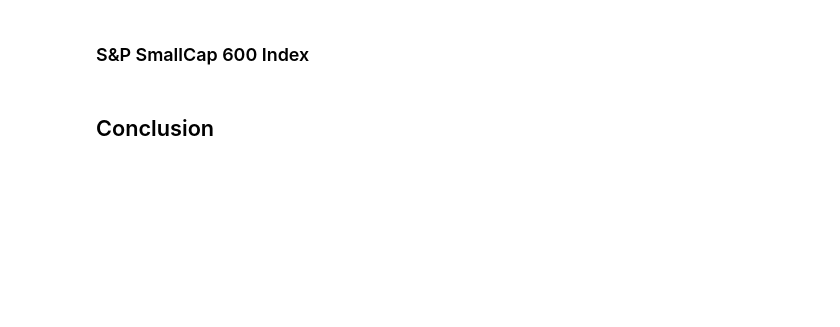
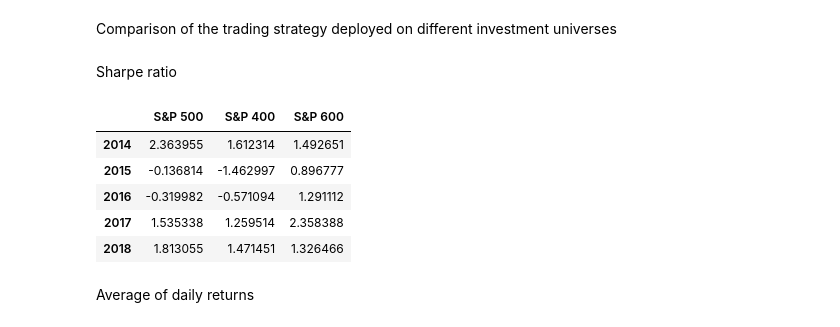
Before and after one commit to DinodC/backtesting-mean-reverting-strategy, a Jupyter notebook: 03_backtesting_trading_strategy.ipynb, the cells around one changed output. Cells and saved outputs as stored; diff of their text form; code cells hidden in the pictures; blank space fills up the shorter version.

```diff
--- a/03_backtesting_trading_strategy.ipynb
+++ b/03_backtesting_trading_strategy.ipynb
@@ -182,0 +34,2 @@ Determine period of observation
+# %%
+id = ['sp500', 'sp400', 'sp600']
@@ -182,0 +38,4 @@ Determine period of observation
+# %%
+input_file = {'sp500': 'sp500_data.pickle',
+              'sp400': 'sp400_data.pickle',
+              'sp600': 'sp600_data.pickle'}
@@ -195,15 +157,28 @@ Calculate performance measure
 # %%
-for i in range(len(period) - 1):
+for i in id:
 
-    # Period of observation
-    start = period[i]
-    end = period[i + 1]
+    # Initialize performance measures
+    avg_returns = []
+    std_returns = []
+    sharpe = []
 
-    # Average daily returns
-    average_returns.append(pnl_net[start:end].mean())
+    # Calculate performance measures
+    for j in range(len(period) - 1):
+        # Period of observation
+        start = period[j]
+        end = period[j + 1]
 
-    # Standard deviation of daily returns
-    std_returns.append(pnl_net[start:end].std())
+        # Calculate average daily returns
+        avg_returns.append(sp_pnl_net[i][start:end].mean())
 
-    # Sharpe ratio
-    sharpe.append(np.sqrt(252) * average_returns[i] / std_returns[i])
+        # Calculate standard deviation of daily returns
+        std_returns.append(sp_pnl_net[i][start:end].std())
+
+        # Calculate Sharpe ratio
+        sharpe.append(np.sqrt(252) * avg_returns[j] / std_returns[j])
+
+    # Update performance measures DataFrame
+    sp_performance[i] = pd.DataFrame({'Avg Daily Returns': avg_returns,
+                                      'Std Daily Returns': std_returns,
+                                      'Sharpe Ratio': sharpe},
+                                    index=['2014', '2015', '2016', '2017', '2018'])
@@ -228,4 +185,19 @@ performance
-# %% [markdown]
-### S&P SmallCap 600 Index
-# %% [markdown]
-## Conclusion
+# %% [markdown]
+Comparison of the trading strategy deployed on different investment universes
+# %% [markdown]
+Sharpe ratio
+# %%
+sp_sharpe = pd.DataFrame({'S&P 500': sp_performance['sp500']['Sharpe Ratio'],
+                          'S&P 400': sp_performance['sp400']['Sharpe Ratio'],
+                          'S&P 600': sp_performance['sp600']['Sharpe Ratio']})
+# %%
+sp_sharpe
+# %% [output]
+|  | S&P 500 | S&P 400 | S&P 600 |
+| 2014 | 2.363955 | 1.612314 | 1.492651 |
+| 2015 | -0.136814 | -1.462997 | 0.896777 |
+| 2016 | -0.319982 | -0.571094 | 1.291112 |
+| 2017 | 1.535338 | 1.259514 | 2.358388 |
+| 2018 | 1.813055 | 1.471451 | 1.326466 |
+# %% [markdown]
+Average of daily returns
```
Also changed, not shown: parts of 80 cells of this notebook, 1 other file.
